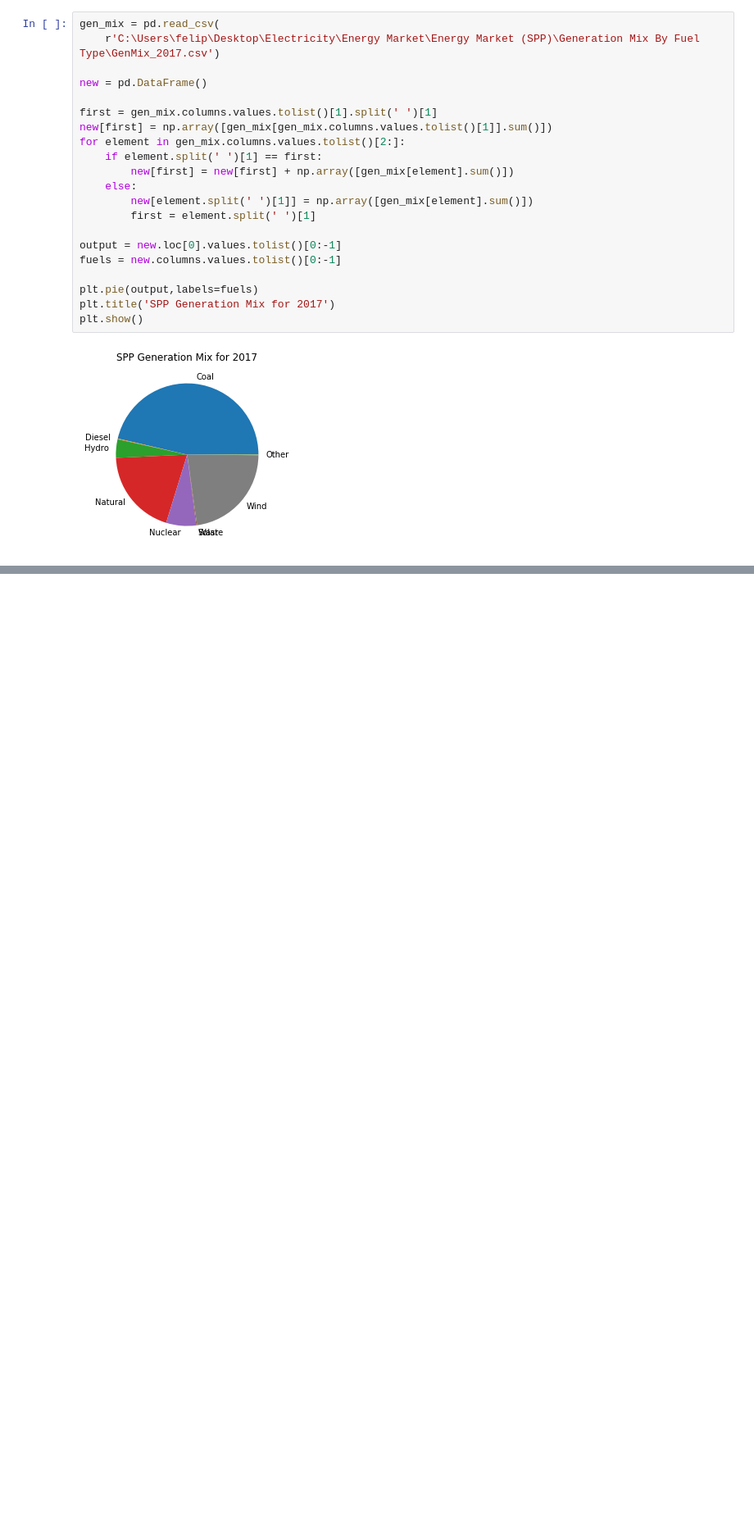
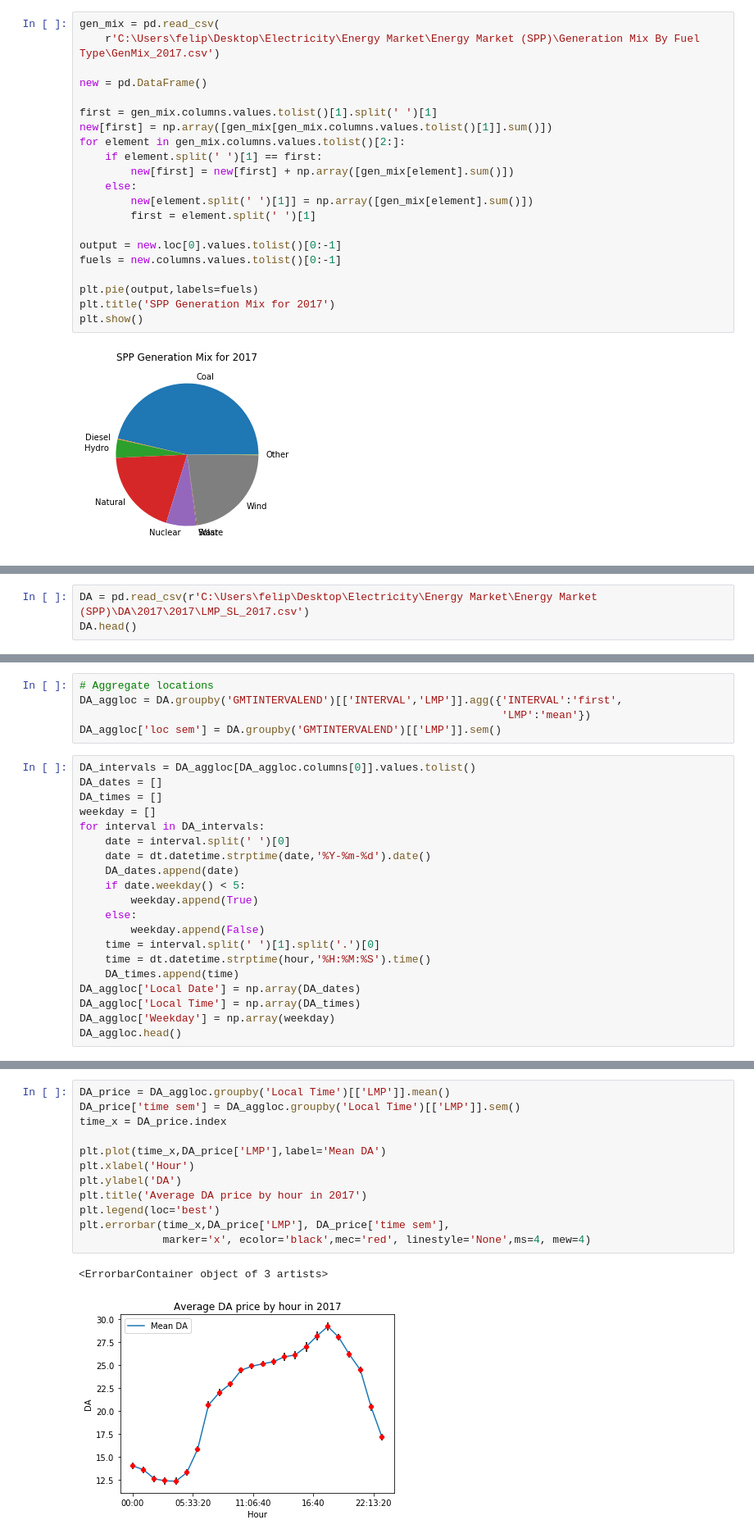
Before and after one commit to felipeascouto/energy, a Jupyter notebook: research_p1.ipynb, the cells around one changed output, grey strips where cells are left out. Shown at 82% size. Saved outputs shown, nothing was run; the diff lists cells and outputs as text; blank space fills up the shorter version.

```diff
--- a/research_p1.ipynb
+++ b/research_p1.ipynb
@@ -84,0 +84,3 @@ gen_mix
+# %%
+DA = pd.read_csv(r'C:\Users\felip\Desktop\Electricity\Energy Market\Energy Market (SPP)\DA\2017\2017\LMP_SL_2017.csv')
+DA.head()
@@ -84,0 +114,25 @@ gen_mix
+# %%
+# Aggregate locations
+DA_aggloc = DA.groupby('GMTINTERVALEND')[['INTERVAL','LMP']].agg({'INTERVAL':'first',
+                                                                  'LMP':'mean'})
+DA_aggloc['loc sem'] = DA.groupby('GMTINTERVALEND')[['LMP']].sem()
+# %%
+DA_intervals = DA_aggloc[DA_aggloc.columns[0]].values.tolist()
+DA_dates = []
+DA_times = []
+weekday = []
+for interval in DA_intervals:
+    date = interval.split(' ')[0]
+    date = dt.datetime.strptime(date,'%Y-%m-%d').date()
+    DA_dates.append(date)
+    if date.weekday() < 5:
+        weekday.append(True)
+    else:
+        weekday.append(False)
+    time = interval.split(' ')[1].split('.')[0]
+    time = dt.datetime.strptime(hour,'%H:%M:%S').time()
+    DA_times.append(time)
+DA_aggloc['Local Date'] = np.array(DA_dates)
+DA_aggloc['Local Time'] = np.array(DA_times)
+DA_aggloc['Weekday'] = np.array(weekday)
+DA_aggloc.head()
@@ -84,0 +147,15 @@ gen_mix
+# %%
+DA_price = DA_aggloc.groupby('Local Time')[['LMP']].mean()
+DA_price['time sem'] = DA_aggloc.groupby('Local Time')[['LMP']].sem()
+time_x = DA_price.index
+
+plt.plot(time_x,DA_price['LMP'],label='Mean DA')
+plt.xlabel('Hour')
+plt.ylabel('DA')
+plt.title('Average DA price by hour in 2017')
+plt.legend(loc='best')
+plt.errorbar(time_x,DA_price['LMP'], DA_price['time sem'],
+             marker='x', ecolor='black',mec='red', linestyle='None',ms=4, mew=4)
+# %% [output]
+<ErrorbarContainer object of 3 artists>
+[figure, added]
```
Also changed, not shown: parts of 10 cells of this notebook.
